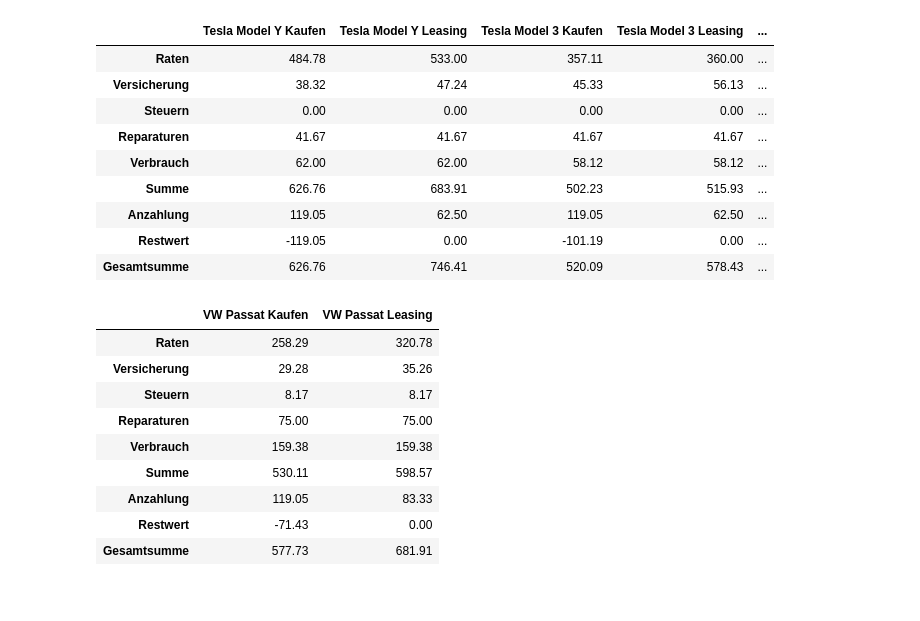
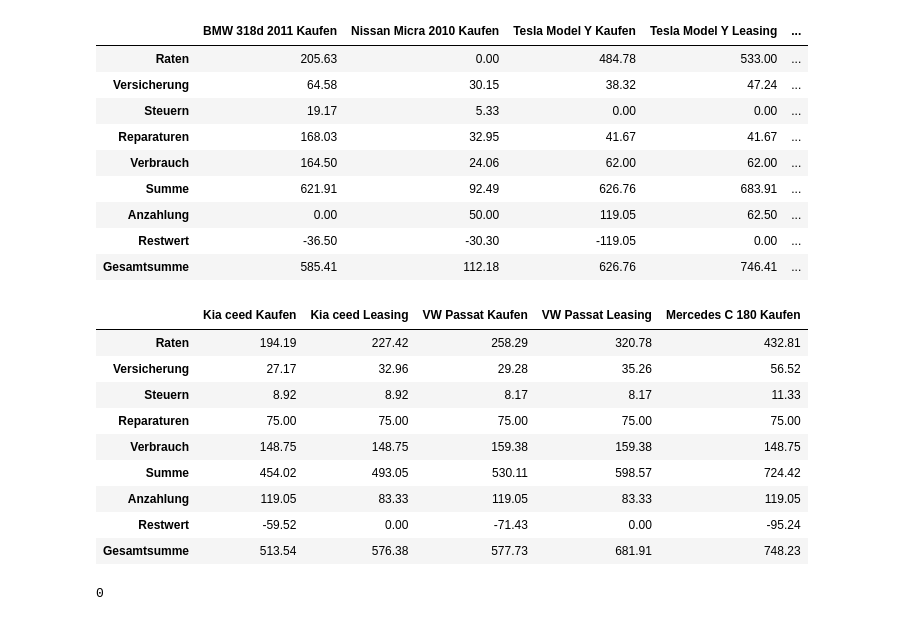
Before and after one commit to schorschie/car_cost_comparisons, a Jupyter notebook: BK_Caller_with_leasing.ipynb, the cells around one changed output. Drawn from its saved outputs; the diff is of its cells as text; code cells hidden in the pictures.

Commit message:
Add Mercedes and old BM Wfor comparison

```diff
--- a/BK_Caller_with_leasing.ipynb
+++ b/BK_Caller_with_leasing.ipynb
@@ -504,55 +607,54 @@ for car in cars:
 brk = 8
 
 overview_path_1 = 'images/overview1.png'
 overview_path_2 = 'images/overview2.png'
 
 # sum_row = pd.IndexSlice[calc_values.index[(calc_values.index == "Summe") | (calc_values.index == "Gesamtsumme")], :]
 
 dfi.export(overview.iloc[:, 0:brk ].style.applymap(df_style, subset=bold_row)\
                .applymap(light_style, subset=light_row).set_precision(2).set_precision(2), overview_path_1)
 dfi.export(overview.iloc[:, brk: ].style.applymap(df_style, subset=bold_row)\
                .applymap(light_style, subset=light_row).set_precision(2).set_precision(2), overview_path_2)
 
 display(overview.iloc[:, 0:brk ].style.applymap(df_style, subset=bold_row)\
                .applymap(light_style, subset=light_row).set_precision(2).set_precision(2))
 display(overview.iloc[:, brk: ].style.applymap(df_style, subset=bold_row)\
                .applymap(light_style, subset=light_row).set_precision(2).set_precision(2))
 
 latex = r"""%s
 
 \pagebreak
 
 \onecolumn
 \null
 \vfill
-\begin{center}
-\includegraphics[width=0.95\columnwidth]{%s}
+\includegraphics[height=6cm]{%s}
+
 \null
-\vspace{0.5cm}
-%% \includegraphics[width=0.95\columnwidth]{%s}
-\end{center}
+\vspace{0.8cm}
+\includegraphics[height=6cm]{%s}
 \vfill
 """ % (latex,
       overview_path_1,
       overview_path_2)
 # %% [output]
-|  | Tesla Model Y Kaufen | Tesla Model Y Leasing | Tesla Model 3 Kaufen | Tesla Model 3 Leasing | ... |
-| Raten | 484.78 | 533.00 | 357.11 | 360.00 | ... |
-| Versicherung | 38.32 | 47.24 | 45.33 | 56.13 | ... |
-| Steuern | 0.00 | 0.00 | 0.00 | 0.00 | ... |
-| Reparaturen | 41.67 | 41.67 | 41.67 | 41.67 | ... |
-| Verbrauch | 62.00 | 62.00 | 58.12 | 58.12 | ... |
-| Summe | 626.76 | 683.91 | 502.23 | 515.93 | ... |
-| Anzahlung | 119.05 | 62.50 | 119.05 | 62.50 | ... |
-| Restwert | -119.05 | 0.00 | -101.19 | 0.00 | ... |
-| Gesamtsumme | 626.76 | 746.41 | 520.09 | 578.43 | ... |
+|  | BMW 318d 2011 Kaufen | Nissan Micra 2010 Kaufen | Tesla Model Y Kaufen | Tesla Model Y Leasing | ... |
+| Raten | 205.63 | 0.00 | 484.78 | 533.00 | ... |
+| Versicherung | 64.58 | 30.15 | 38.32 | 47.24 | ... |
+| Steuern | 19.17 | 5.33 | 0.00 | 0.00 | ... |
+| Reparaturen | 168.03 | 32.95 | 41.67 | 41.67 | ... |
+| Verbrauch | 164.50 | 24.06 | 62.00 | 62.00 | ... |
+| Summe | 621.91 | 92.49 | 626.76 | 683.91 | ... |
+| Anzahlung | 0.00 | 50.00 | 119.05 | 62.50 | ... |
+| Restwert | -36.50 | -30.30 | -119.05 | 0.00 | ... |
+| Gesamtsumme | 585.41 | 112.18 | 626.76 | 746.41 | ... |
-|  | VW Passat Kaufen | VW Passat Leasing |
-| Raten | 258.29 | 320.78 |
-| Versicherung | 29.28 | 35.26 |
-| Steuern | 8.17 | 8.17 |
-| Reparaturen | 75.00 | 75.00 |
-| Verbrauch | 159.38 | 159.38 |
-| Summe | 530.11 | 598.57 |
-| Anzahlung | 119.05 | 83.33 |
-| Restwert | -71.43 | 0.00 |
-| Gesamtsumme | 577.73 | 681.91 |
+|  | Kia ceed Kaufen | Kia ceed Leasing | VW Passat Kaufen | VW Passat Leasing | Mercedes C 180 Kaufen |
+| Raten | 194.19 | 227.42 | 258.29 | 320.78 | 432.81 |
+| Versicherung | 27.17 | 32.96 | 29.28 | 35.26 | 56.52 |
+| Steuern | 8.92 | 8.92 | 8.17 | 8.17 | 11.33 |
+| Reparaturen | 75.00 | 75.00 | 75.00 | 75.00 | 75.00 |
+| Verbrauch | 148.75 | 148.75 | 159.38 | 159.38 | 148.75 |
+| Summe | 454.02 | 493.05 | 530.11 | 598.57 | 724.42 |
+| Anzahlung | 119.05 | 83.33 | 119.05 | 83.33 | 119.05 |
+| Restwert | -59.52 | 0.00 | -71.43 | 0.00 | -95.24 |
+| Gesamtsumme | 513.54 | 576.38 | 577.73 | 681.91 | 748.23 |
@@ -575,0 +716,6 @@ with open('report_l.tex', 'w') as fid:
+# %%
+os.system('pdflatex.exe .\%s' % (tex_file))
+os.system('pdflatex.exe .\%s' % (tex_file))
+os.system('start .\%spdf' % (tex_file[:-3]))
+# %% [output]
+0
```
Also changed, not shown: parts of 6 cells of this notebook, 4 other files.
